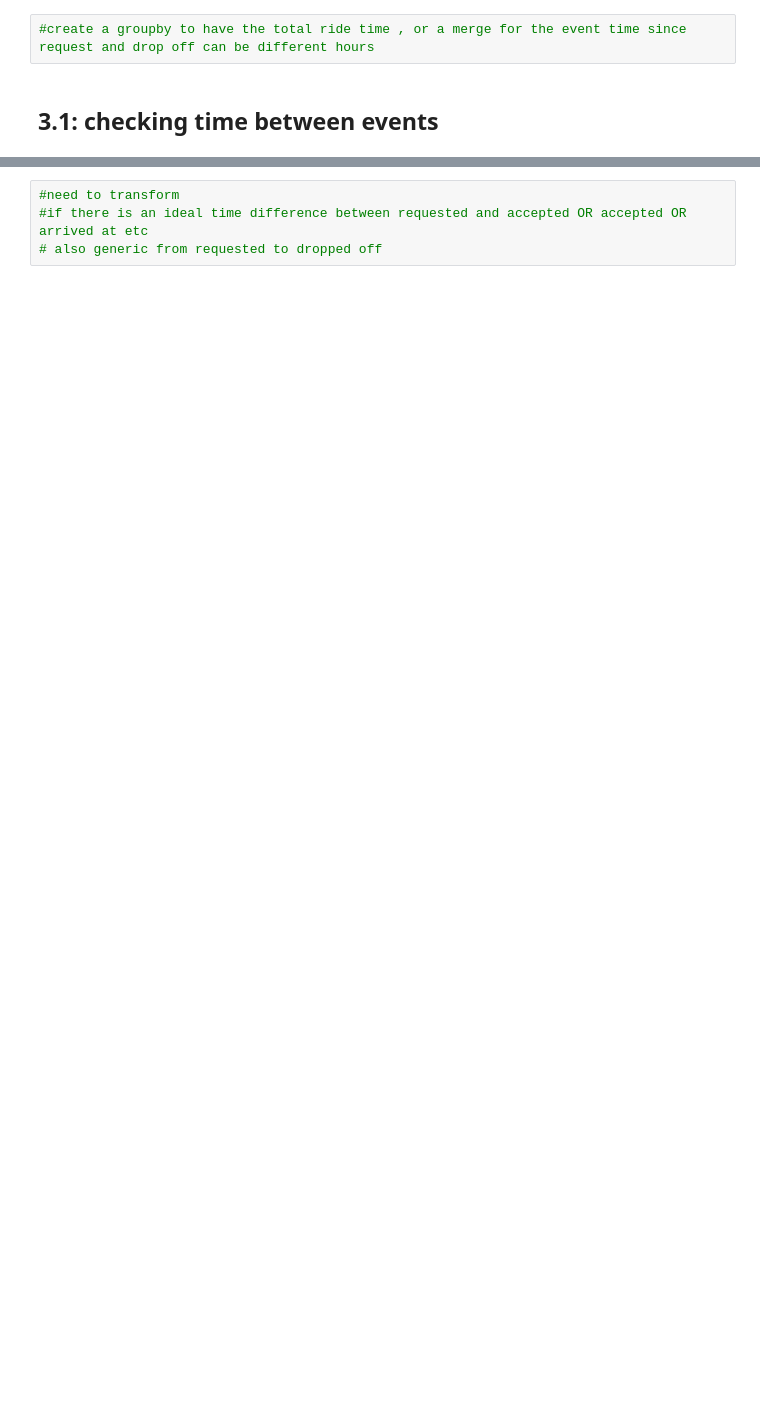
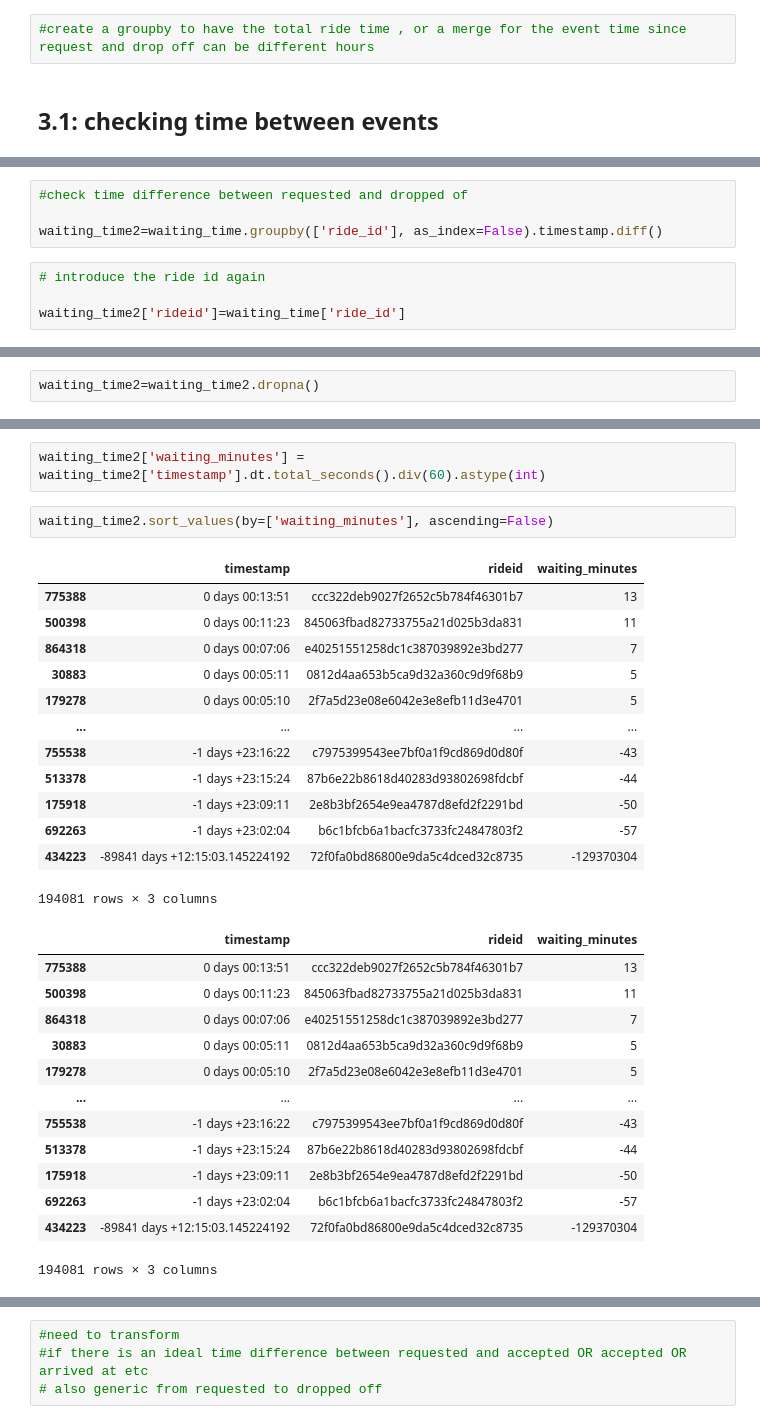
Before and after one commit to Brunadiasmiguel/challenge_drive, a Jupyter notebook: data_wrangling.ipynb, the cells around one changed output, grey strips where cells are left out. Saved outputs shown, nothing was run; the diff lists cells and outputs as text; blank space fills up the shorter version.

```diff
--- a/data_wrangling.ipynb
+++ b/data_wrangling.ipynb
@@ -388,0 +615,8 @@ ridertime.head()
+# %%
+#check time difference between requested and dropped of
+
+waiting_time2=waiting_time.groupby(['ride_id'], as_index=False).timestamp.diff()
+# %%
+# introduce the ride id again
+
+waiting_time2['rideid']=waiting_time['ride_id']
@@ -388,0 +646,2 @@ ridertime.head()
+# %%
+waiting_time2=waiting_time2.dropna()
@@ -388,0 +677,31 @@ ridertime.head()
+# %%
+waiting_time2['waiting_minutes'] = waiting_time2['timestamp'].dt.total_seconds().div(60).astype(int)
+# %%
+waiting_time2.sort_values(by=['waiting_minutes'], ascending=False)
+# %% [output]
+|  | timestamp | rideid | waiting_minutes |
+| 775388 | 0 days 00:13:51 | ccc322deb9027f2652c5b784f46301b7 | 13 |
+| 500398 | 0 days 00:11:23 | 845063fbad82733755a21d025b3da831 | 11 |
+| 864318 | 0 days 00:07:06 | e40251551258dc1c387039892e3bd277 | 7 |
+| 30883 | 0 days 00:05:11 | 0812d4aa653b5ca9d32a360c9d9f68b9 | 5 |
+| 179278 | 0 days 00:05:10 | 2f7a5d23e08e6042e3e8efb11d3e4701 | 5 |
+| ... | ... | ... | ... |
+| 755538 | -1 days +23:16:22 | c7975399543ee7bf0a1f9cd869d0d80f | -43 |
+| 513378 | -1 days +23:15:24 | 87b6e22b8618d40283d93802698fdcbf | -44 |
+| 175918 | -1 days +23:09:11 | 2e8b3bf2654e9ea4787d8efd2f2291bd | -50 |
+| 692263 | -1 days +23:02:04 | b6c1bfcb6a1bacfc3733fc24847803f2 | -57 |
+| 434223 | -89841 days +12:15:03.145224192 | 72f0fa0bd86800e9da5c4dced32c8735 | -129370304 |
+194081 rows × 3 columns
+|  | timestamp | rideid | waiting_minutes |
+| 775388 | 0 days 00:13:51 | ccc322deb9027f2652c5b784f46301b7 | 13 |
+| 500398 | 0 days 00:11:23 | 845063fbad82733755a21d025b3da831 | 11 |
+| 864318 | 0 days 00:07:06 | e40251551258dc1c387039892e3bd277 | 7 |
+| 30883 | 0 days 00:05:11 | 0812d4aa653b5ca9d32a360c9d9f68b9 | 5 |
+| 179278 | 0 days 00:05:10 | 2f7a5d23e08e6042e3e8efb11d3e4701 | 5 |
+| ... | ... | ... | ... |
+| 755538 | -1 days +23:16:22 | c7975399543ee7bf0a1f9cd869d0d80f | -43 |
+| 513378 | -1 days +23:15:24 | 87b6e22b8618d40283d93802698fdcbf | -44 |
+| 175918 | -1 days +23:09:11 | 2e8b3bf2654e9ea4787d8efd2f2291bd | -50 |
+| 692263 | -1 days +23:02:04 | b6c1bfcb6a1bacfc3733fc24847803f2 | -57 |
+| 434223 | -89841 days +12:15:03.145224192 | 72f0fa0bd86800e9da5c4dced32c8735 | -129370304 |
+194081 rows × 3 columns
```
Also changed, not shown: parts of 63 cells of this notebook.
